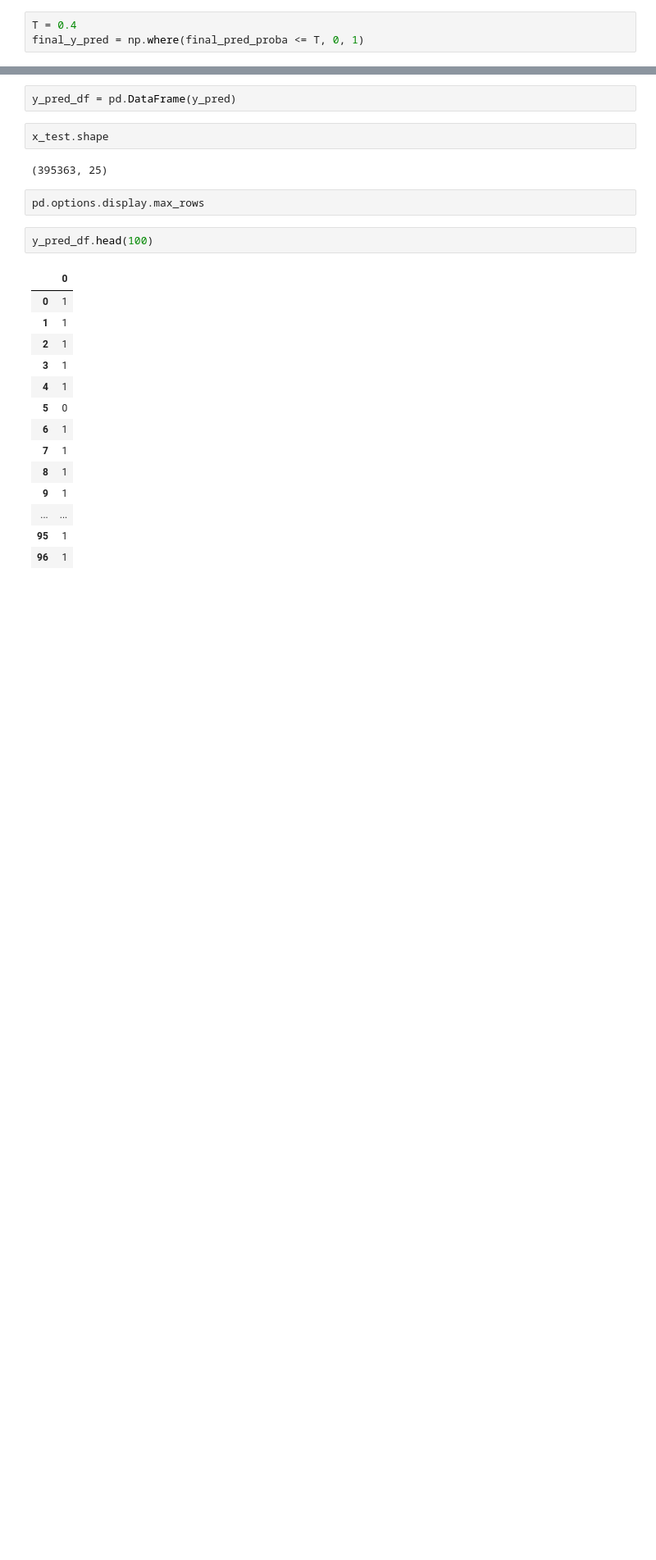
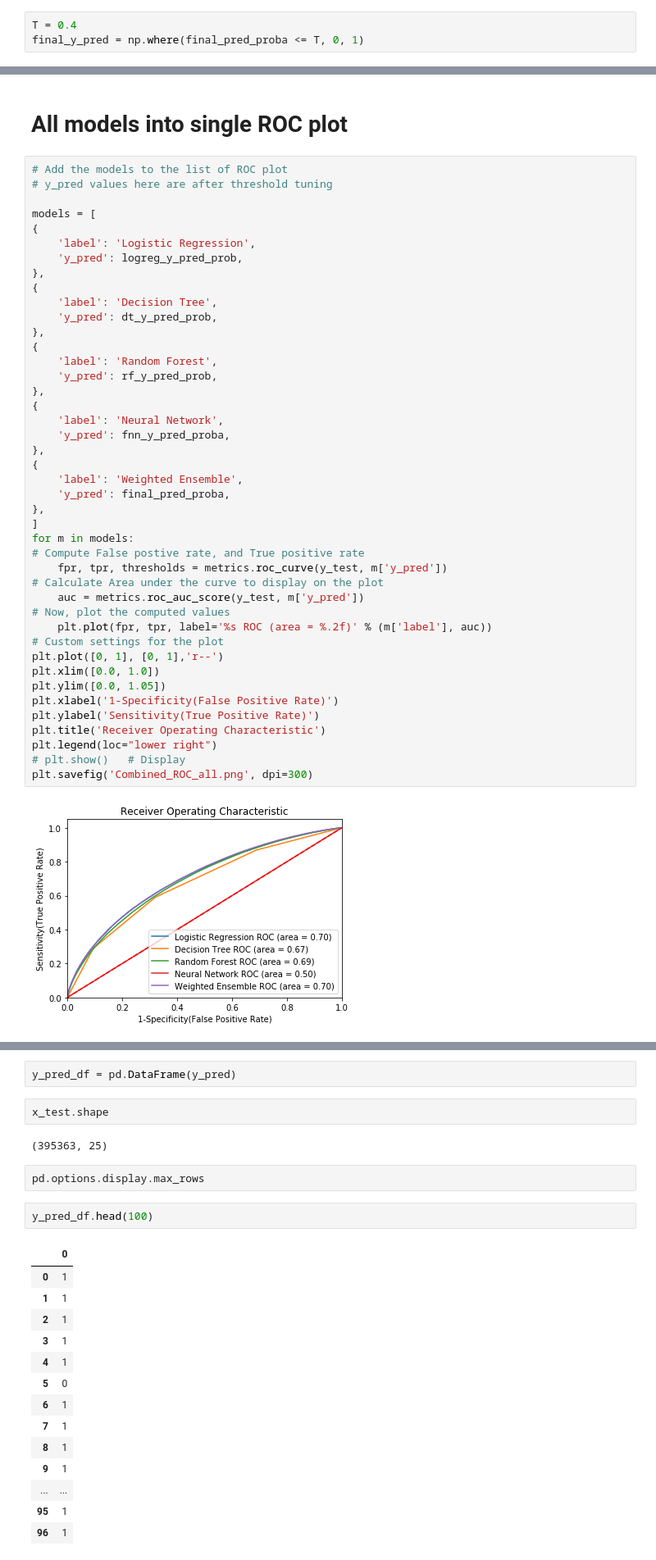
Before and after one commit to gunine/Azure-Hackathon, a Jupyter notebook: Azure Hackathon Models.ipynb, the cells around one changed output, grey strips where cells are left out. Shown: that part at 82% size. Drawn from its saved outputs; the diff is of its cells as text; blank space fills up the shorter version.

```diff
--- a/Azure Hackathon Models.ipynb
+++ b/Azure Hackathon Models.ipynb
@@ -901,0 +892,47 @@ print('AUC: %.5f' %metrics.roc_auc_score(y_test, 1-final_pred_proba))
+# %% [markdown]
+# All models into single ROC plot
+# %%
+# Add the models to the list of ROC plot
+# y_pred values here are after threshold tuning
+
+models = [
+{
+    'label': 'Logistic Regression',
+    'y_pred': logreg_y_pred_prob,
+},
+{
+    'label': 'Decision Tree',
+    'y_pred': dt_y_pred_prob,
+},
+{
+    'label': 'Random Forest',
+    'y_pred': rf_y_pred_prob,
+},
+{
+    'label': 'Neural Network',
+    'y_pred': fnn_y_pred_proba,
+},
+{
+    'label': 'Weighted Ensemble',
+    'y_pred': final_pred_proba,
+},
+]
+for m in models:
+# Compute False postive rate, and True positive rate
+    fpr, tpr, thresholds = metrics.roc_curve(y_test, m['y_pred'])
+# Calculate Area under the curve to display on the plot
+    auc = metrics.roc_auc_score(y_test, m['y_pred'])
+# Now, plot the computed values
+    plt.plot(fpr, tpr, label='%s ROC (area = %.2f)' % (m['label'], auc))
+# Custom settings for the plot
+plt.plot([0, 1], [0, 1],'r--')
+plt.xlim([0.0, 1.0])
+plt.ylim([0.0, 1.05])
+plt.xlabel('1-Specificity(False Positive Rate)')
+plt.ylabel('Sensitivity(True Positive Rate)')
+plt.title('Receiver Operating Characteristic')
+plt.legend(loc="lower right")
+# plt.show()   # Display
+plt.savefig('Combined_ROC_all.png', dpi=300)
+# %% [output]
+[figure, added]
```
Also changed, not shown: parts of 20 cells of this notebook.
